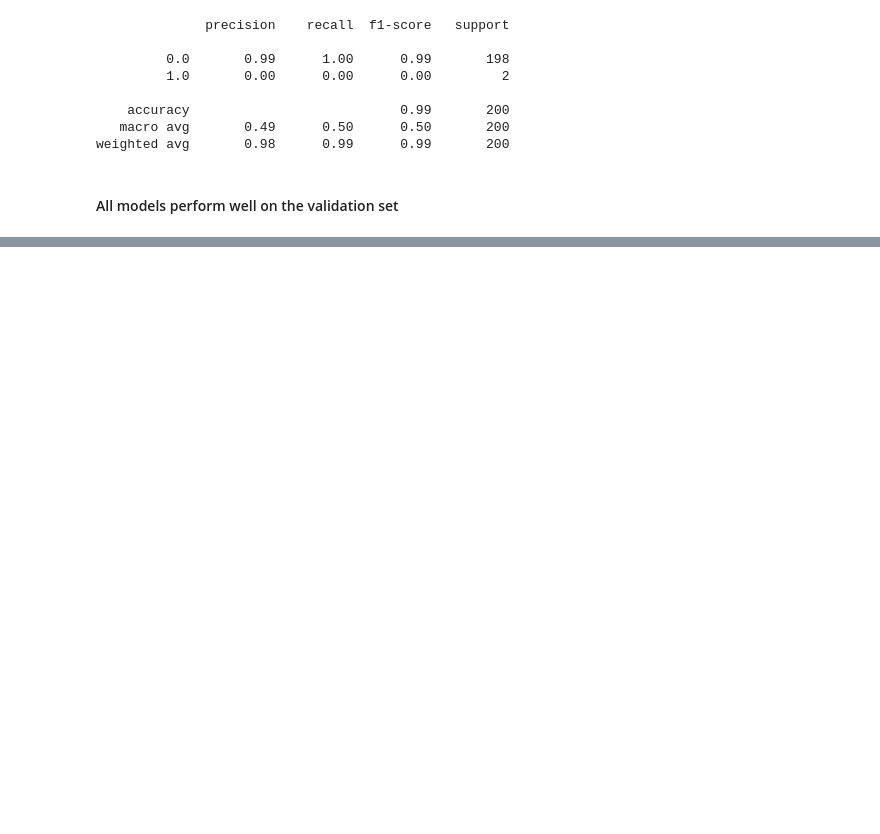
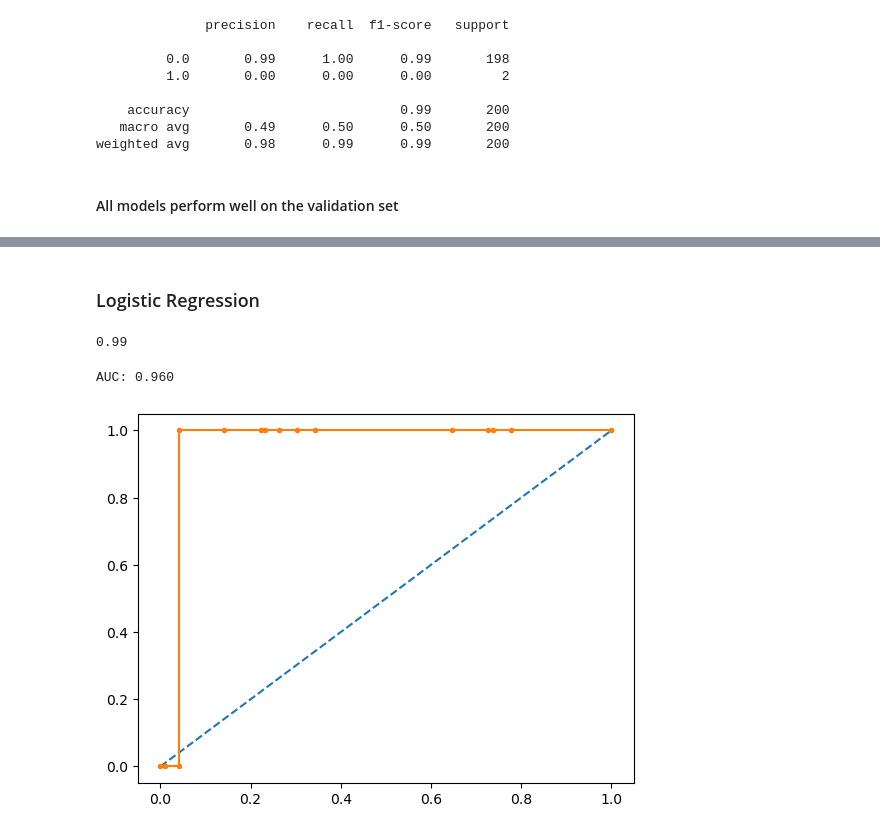
Before and after one commit to hsatishreddy/ML_PROJECT_CS584, a Jupyter notebook: ML_Project_CS584.ipynb, the cells around one changed output, grey strips where cells are left out. Drawn from its saved outputs; the diff is of its cells as text; code cells hidden in the pictures; blank space fills up the shorter version.

```diff
--- a/ML_Project_CS584.ipynb
+++ b/ML_Project_CS584.ipynb
@@ -920,0 +926,2 @@ weighted avg       0.98      0.99      0.99       200
+# %%
+testfile = 'Dataset_test.csv'
@@ -920,0 +938,5 @@ weighted avg       0.98      0.99      0.99       200
+# %%
+array = test_data.values
+x_test = array[ : , 0:151]
+y_test = array[ : , 151]
+x_test.shape
@@ -920,0 +945,25 @@ weighted avg       0.98      0.99      0.99       200
+# %%
+# Normalise test data
+n_X_test = norm_scaler.transform(x_test)
+
+# Predict with encoder
+X_test = encoded.predict(n_X_test)
+
+# Scale encoder output
+X_test = norm_scaler20.transform(X_test)
+
+# Add 20 features from encoder output to normalised full dataset
+X_test_full = pd.DataFrame(n_X_test)
+X_test_gen = pd.DataFrame(X_test)
+X_test_df = pd.concat([X_test_full,X_test_gen],axis = 1)
+
+# Feature selection 1 - variance threshold
+X_test = feat_sel.transform(X_test_df)
+
+# Feature selection 2 - Kbest with chi2 filter
+X_test = kbest.transform(X_test)
+
+# Feature selection 2 - Kbest with MI filter
+X_test = kbest_mi.transform(X_test)
+
+X_test.shape
@@ -920,0 +973,23 @@ weighted avg       0.98      0.99      0.99       200
+# %% [markdown]
+### Logistic Regression
+# %%
+lr_pred = lr_model.predict(X_test)
+lr_score = lr_model.score(X_test, y_test)
+lr_score
+# %% [output]
+0.99
+# %%
+lr_probs = lr_model.predict_proba(X_test)
+probs = lr_probs[:, 1]
+# calculate AUC
+auc = roc_auc_score(y_test, probs)
+print('AUC: %.3f' % auc)
+# calculate roc curve
+fpr, tpr, thresholds = roc_curve(y_test, probs)
+# plot the roc curve for the model
+pyplot.plot([0, 1], [0, 1], linestyle='--')
+pyplot.plot(fpr, tpr, marker='.')
+pyplot.show()
+# %% [output]
+AUC: 0.960
+[figure, added]
```
Also changed, not shown: parts of 33 cells of this notebook.
